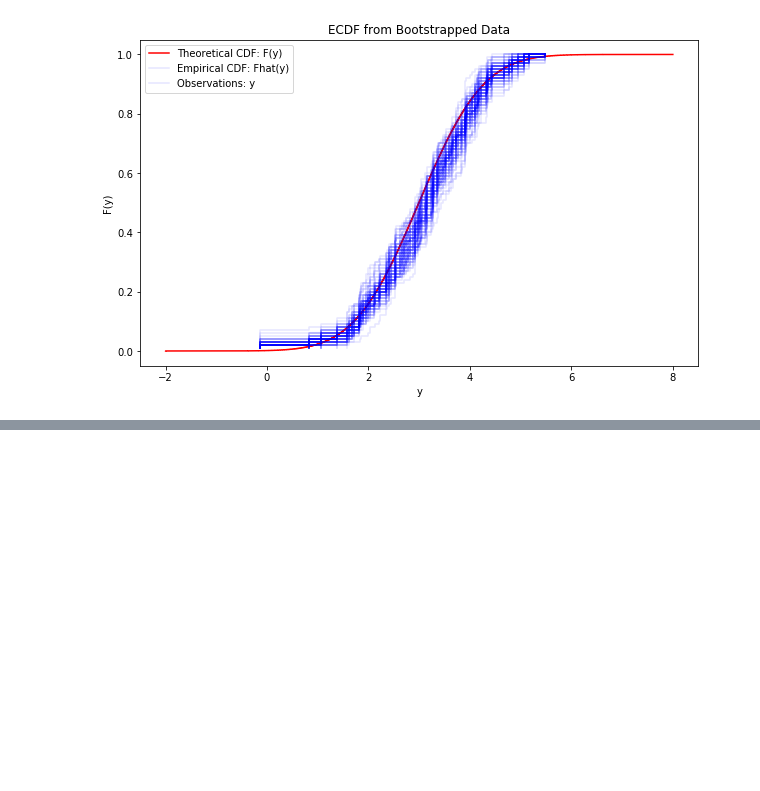
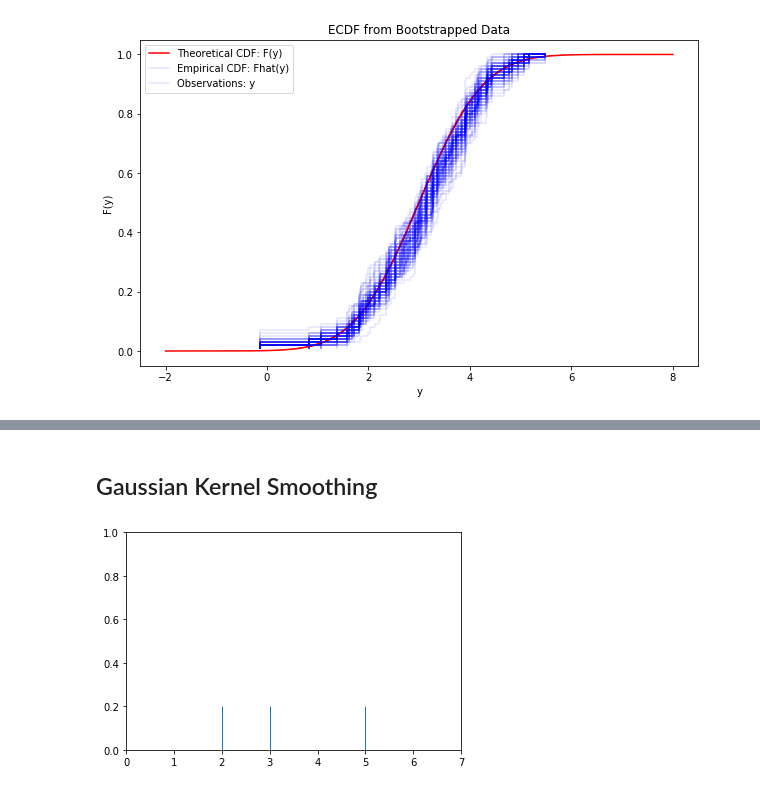
Before and after one commit to essentialols/Spring2020, a Jupyter notebook: lecture-notes/03-Distributions-Histograms-and-Bootstrap.ipynb, the cells around one changed output, grey strips where cells are left out. Drawn from its saved outputs; the diff is of its cells as text; code cells hidden in the pictures; blank space fills up the shorter version.

```diff
--- a/lecture-notes/03-Distributions-Histograms-and-Bootstrap.ipynb
+++ b/lecture-notes/03-Distributions-Histograms-and-Bootstrap.ipynb
@@ -258,0 +281,8 @@ plt.show()
+# %% [markdown]
+## Gaussian Kernel Smoothing
+# %%
+points = np.array([2, 3, 5])
+sns.rugplot(points, height=0.2)
+plt.xlim(0, 7);
+# %% [output]
+[figure, added]
```
Also changed, not shown: parts of 27 cells of this notebook, 1 other file.
